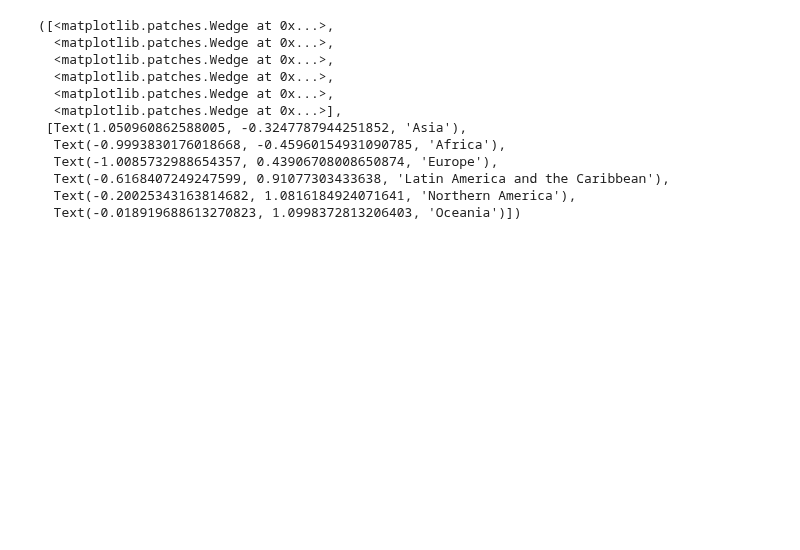
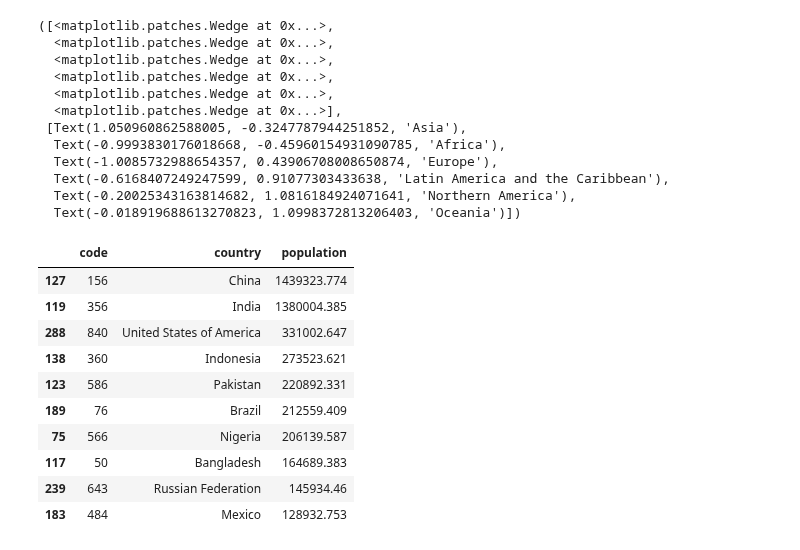
Before and after one commit to marzg510/data-analyze-covid-19, a Jupyter notebook: population-global-02.ipynb, the cells around one changed output. Drawn from its saved outputs; the diff is of its cells as text; code cells hidden in the pictures; blank space fills up the shorter version.

```diff
--- a/population-global-02.ipynb
+++ b/population-global-02.ipynb
@@ -156,3 +156,20 @@ p_ax.pie(region_pop_latest["population"],labels=region_pop_latest["Region"],star
   Text(-0.6168407249247599, 0.91077303433638, 'Latin America and the Caribbean'),
   Text(-0.20025343163814682, 1.0816184924071641, 'Northern America'),
   Text(-0.018919688613270823, 1.0998372813206403, 'Oceania')])
+# %%
+c_pop_latest = pop.loc[pop["Type"]=="Country/Area"][["Country code","Region, subregion, country or area *",pop.columns[-1]]]
+c_pop_latest.columns = ["code","country","population"]
+# %%
+c_pop_latest.sort_values("population",ascending=False).head(10)
+# %% [output]
+|  | code | country | population |
+| 127 | 156 | China | 1439323.774 |
+| 119 | 356 | India | 1380004.385 |
+| 288 | 840 | United States of America | 331002.647 |
+| 138 | 360 | Indonesia | 273523.621 |
+| 123 | 586 | Pakistan | 220892.331 |
+| 189 | 76 | Brazil | 212559.409 |
+| 75 | 566 | Nigeria | 206139.587 |
+| 117 | 50 | Bangladesh | 164689.383 |
+| 239 | 643 | Russian Federation | 145934.46 |
+| 183 | 484 | Mexico | 128932.753 |
```
Also changed, not shown: 12 other files.
